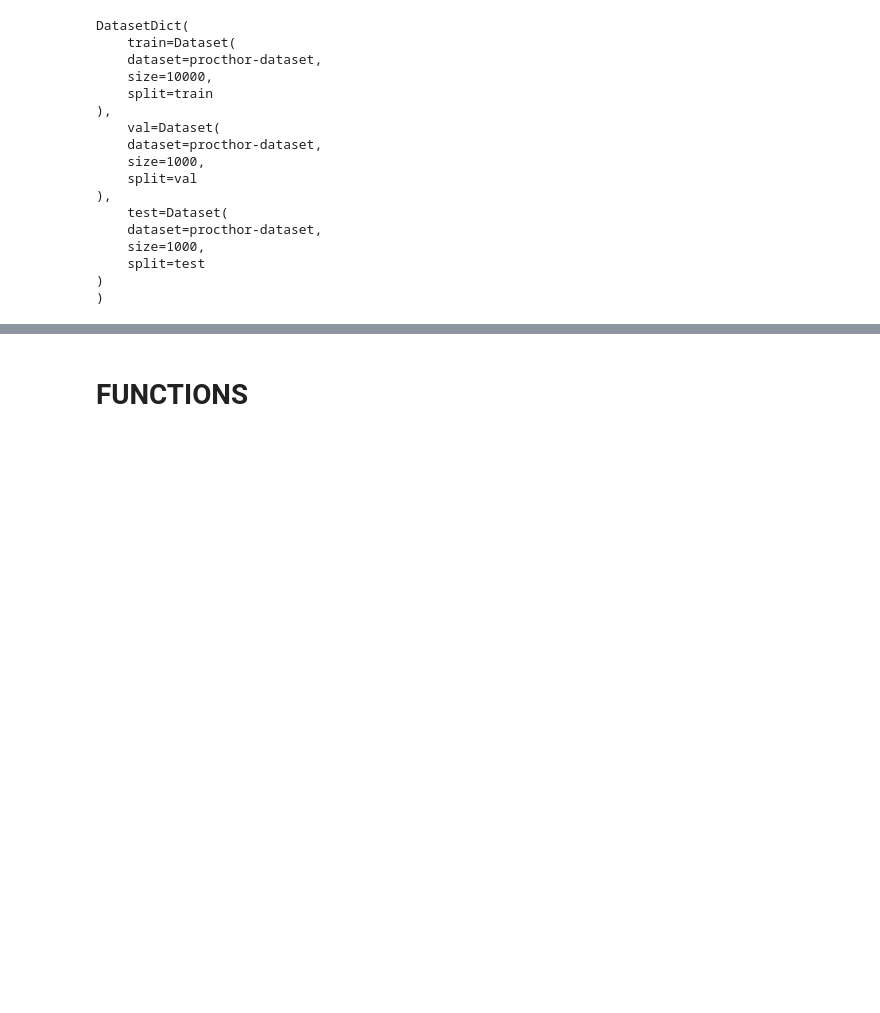
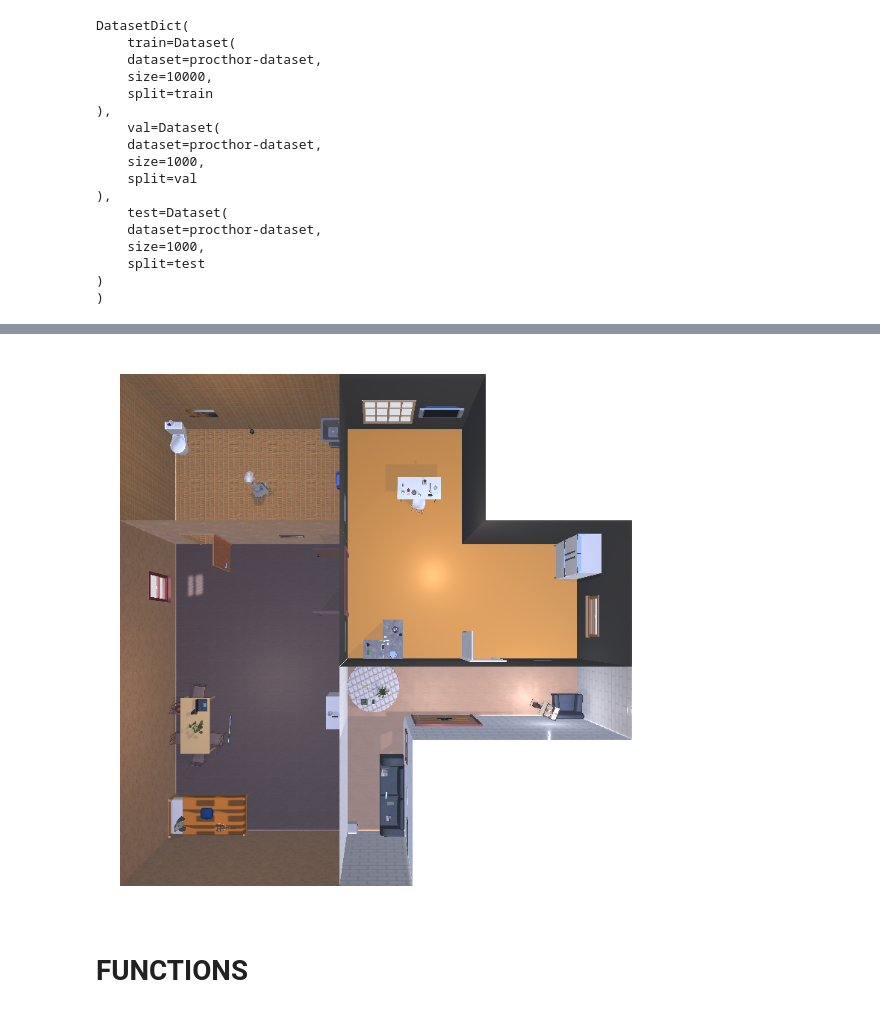
Before and after one commit to matercomus/ma-communicative-robots-G1, a Jupyter notebook: our_stuff/PROTOTYPE.ipynb, the cells around one changed output, grey strips where cells are left out. Cells and saved outputs as stored; diff of their text form; code cells hidden in the pictures; blank space fills up the shorter version.

```diff
--- a/our_stuff/PROTOTYPE.ipynb
+++ b/our_stuff/PROTOTYPE.ipynb
@@ -151,3 +151,9 @@ get_top_down_frame()
+# %%
+new_house = dataset["train"][666]
+controller.reset(scene=new_house)
+get_top_down_frame()
+# %% [output]
+[figure, added]
 # %%
 event = controller.step(action="GetReachablePositions")
 reachable_positions = event.metadata["actionReturn"]
```
Also changed, not shown: parts of 14 cells of this notebook.
